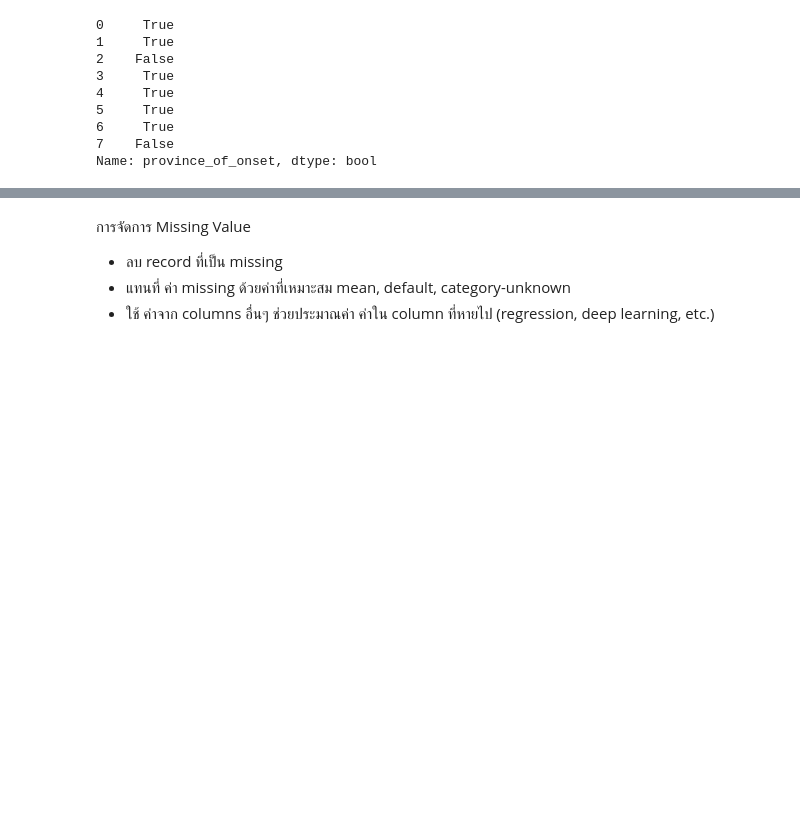
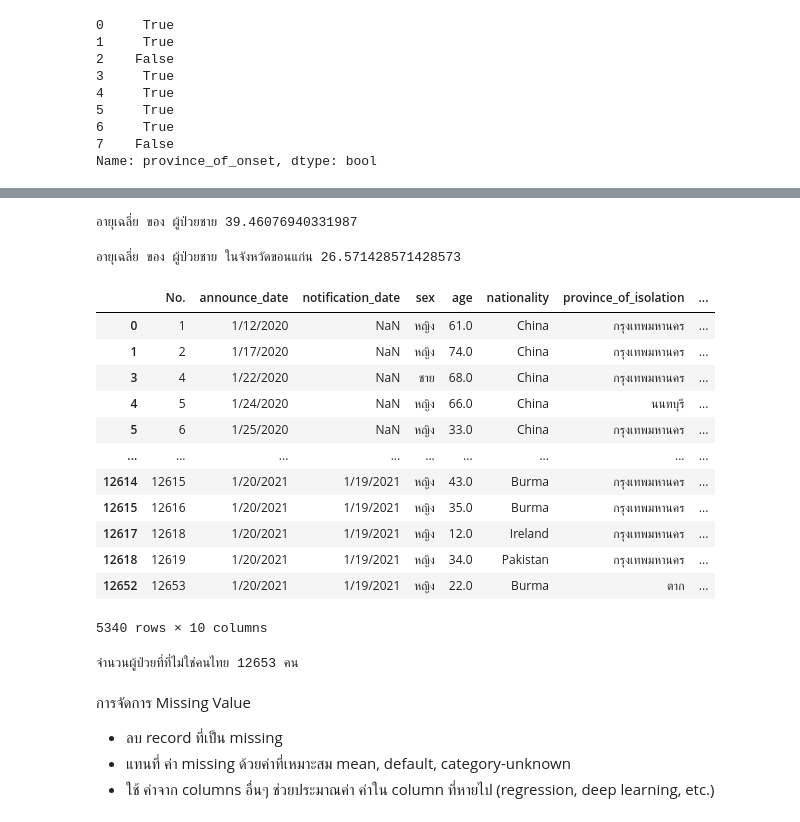
Before and after one commit to BooEiEi/data_viz_2022, a Jupyter notebook: Pandas101.ipynb, the cells around one changed output, grey strips where cells are left out. Drawn from its saved outputs; the diff is of its cells as text; code cells hidden in the pictures; blank space fills up the shorter version.

```diff
--- a/Pandas101.ipynb
+++ b/Pandas101.ipynb
@@ -163,3 +330,58 @@ print(f'อายุเฉลี่ย ของ ผู้ป่วยหญิ
+# %%
+sum = 0
+N = 0
+for a in male['age']:
+
+    if a > 0:
+        sum += a # sum = sum + a
+        N += 1
+
+print(f'อายุเฉลี่ย ของ ผู้ป่วยชาย {sum/N}')
+# %% [output]
+อายุเฉลี่ย ของ ผู้ป่วยชาย 39.46076940331987
+# %%
+male_KK = male[male['province_of_onset']=='ขอนแก่น']
+
+sum = 0
+N = 0
+for a in male_KK['age']:
+
+    if a > 0:
+        sum += a # sum = sum + a
+        N += 1
+
+print(f'อายุเฉลี่ย ของ ผู้ป่วยชาย ในจังหวัดขอนแก่น {sum/N}')
+# %% [output]
+อายุเฉลี่ย ของ ผู้ป่วยชาย ในจังหวัดขอนแก่น 26.571428571428573
+# %%
+foreigner = data_covid[data_covid['nationality']!='Thailand']
+# %%
+foreigner
+# %% [output]
+|  | No. | announce_date | notification_date | sex | age | nationality | province_of_isolation | ... |
+| 0 | 1 | 1/12/2020 | NaN | หญิง | 61.0 | China | กรุงเทพมหานคร | ... |
+| 1 | 2 | 1/17/2020 | NaN | หญิง | 74.0 | China | กรุงเทพมหานคร | ... |
+| 3 | 4 | 1/22/2020 | NaN | ชาย | 68.0 | China | กรุงเทพมหานคร | ... |
+| 4 | 5 | 1/24/2020 | NaN | หญิง | 66.0 | China | นนทบุรี | ... |
+| 5 | 6 | 1/25/2020 | NaN | หญิง | 33.0 | China | กรุงเทพมหานคร | ... |
+| ... | ... | ... | ... | ... | ... | ... | ... | ... |
+| 12614 | 12615 | 1/20/2021 | 1/19/2021 | หญิง | 43.0 | Burma | กรุงเทพมหานคร | ... |
+| 12615 | 12616 | 1/20/2021 | 1/19/2021 | หญิง | 35.0 | Burma | กรุงเทพมหานคร | ... |
+| 12617 | 12618 | 1/20/2021 | 1/19/2021 | หญิง | 12.0 | Ireland | กรุงเทพมหานคร | ... |
+| 12618 | 12619 | 1/20/2021 | 1/19/2021 | หญิง | 34.0 | Pakistan | กรุงเทพมหานคร | ... |
+| 12652 | 12653 | 1/20/2021 | 1/19/2021 | หญิง | 22.0 | Burma | ตาก | ... |
+5340 rows × 10 columns
+# %%
+sum = 0
+N = 0
+for a in foreigner['No.']:
+
+    if a > 0:
+        sum = a # sum = sum + a
+
+print(f'จำนวนผู้ป่วยที่ที่ไม่ใช่คนไทย {sum} คน')
+# %% [output]
+จำนวนผู้ป่วยที่ที่ไม่ใช่คนไทย 12653 คน
 # %% [markdown]
 การจัดการ Missing Value
 
```
Also changed, not shown: parts of 40 cells of this notebook.
